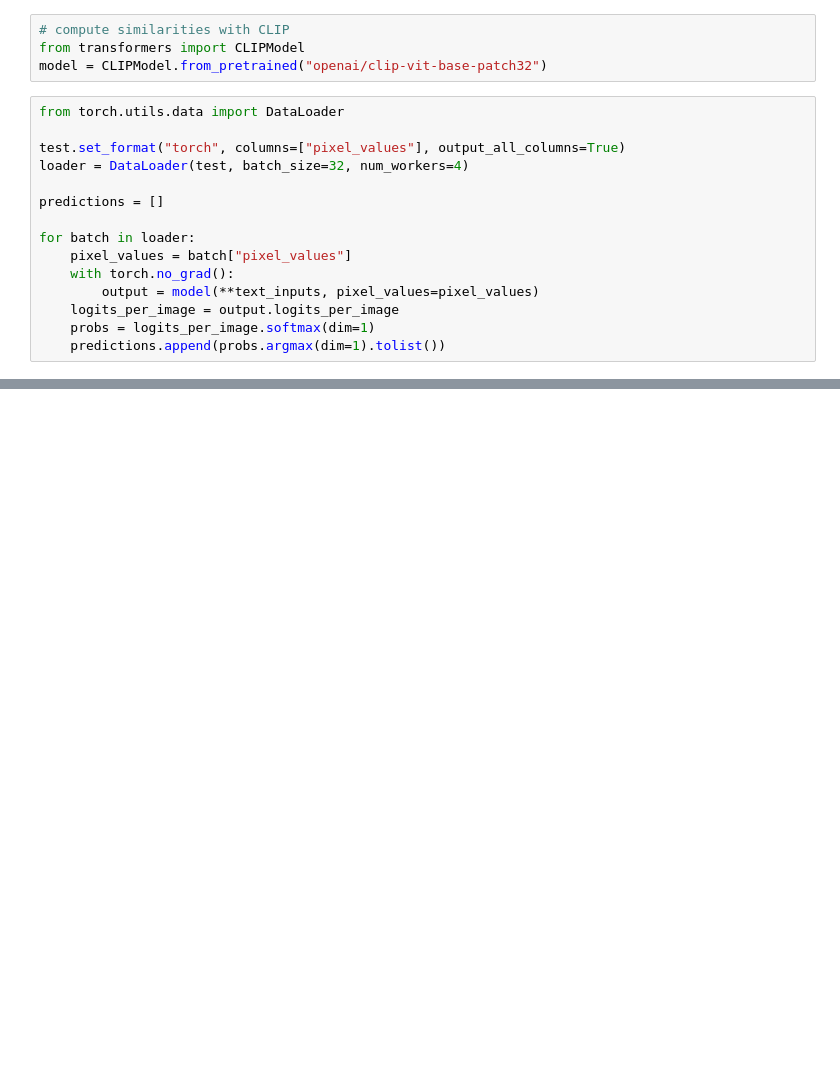
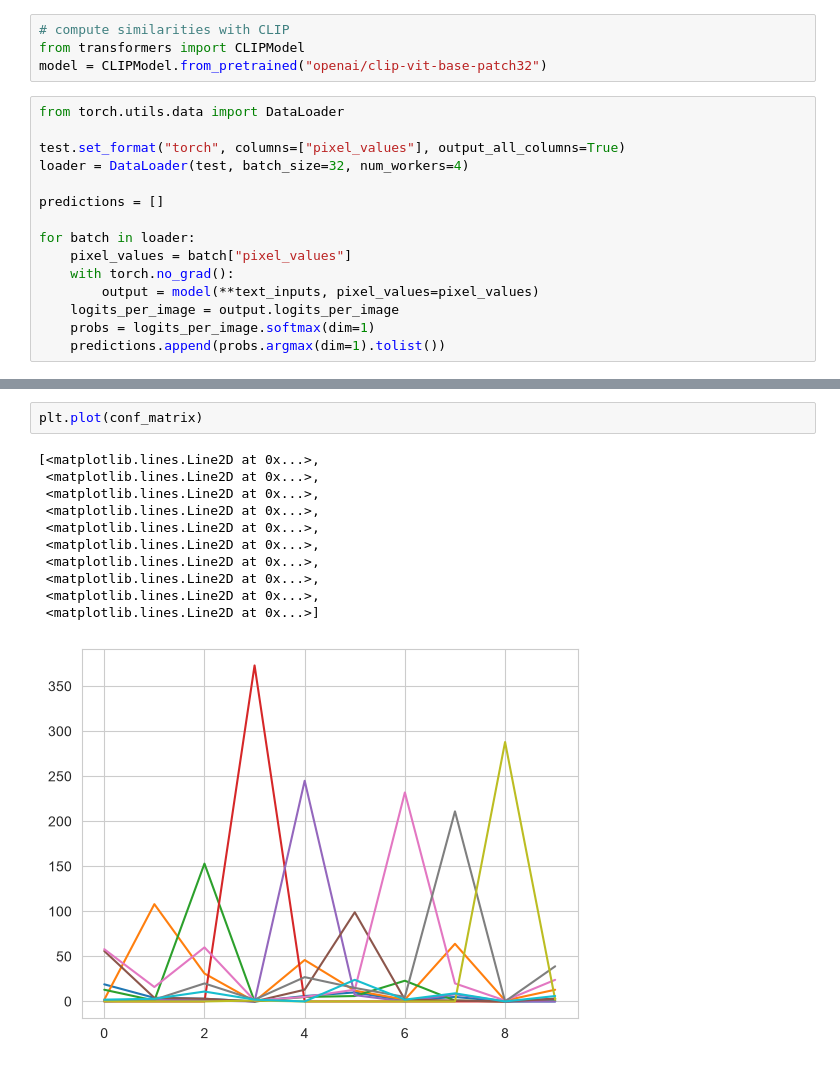
Before and after one commit to Nello-pn/trashCLIP, a Jupyter notebook: CLIP_ZeroShot.ipynb, the cells around one changed output, grey strips where cells are left out. Cells and saved outputs as stored; diff of their text form; blank space fills up the shorter version.

```diff
--- a/CLIP_ZeroShot.ipynb
+++ b/CLIP_ZeroShot.ipynb
@@ -227,0 +225,14 @@ predicted_labels
+# %%
+plt.plot(conf_matrix)
+# %% [output]
+[<matplotlib.lines.Line2D at 0x...>,
+ <matplotlib.lines.Line2D at 0x...>,
+ <matplotlib.lines.Line2D at 0x...>,
+ <matplotlib.lines.Line2D at 0x...>,
+ <matplotlib.lines.Line2D at 0x...>,
+ <matplotlib.lines.Line2D at 0x...>,
+ <matplotlib.lines.Line2D at 0x...>,
+ <matplotlib.lines.Line2D at 0x...>,
+ <matplotlib.lines.Line2D at 0x...>,
+ <matplotlib.lines.Line2D at 0x...>]
+[figure, added]
```
Also changed, not shown: parts of 4 cells of this notebook.
